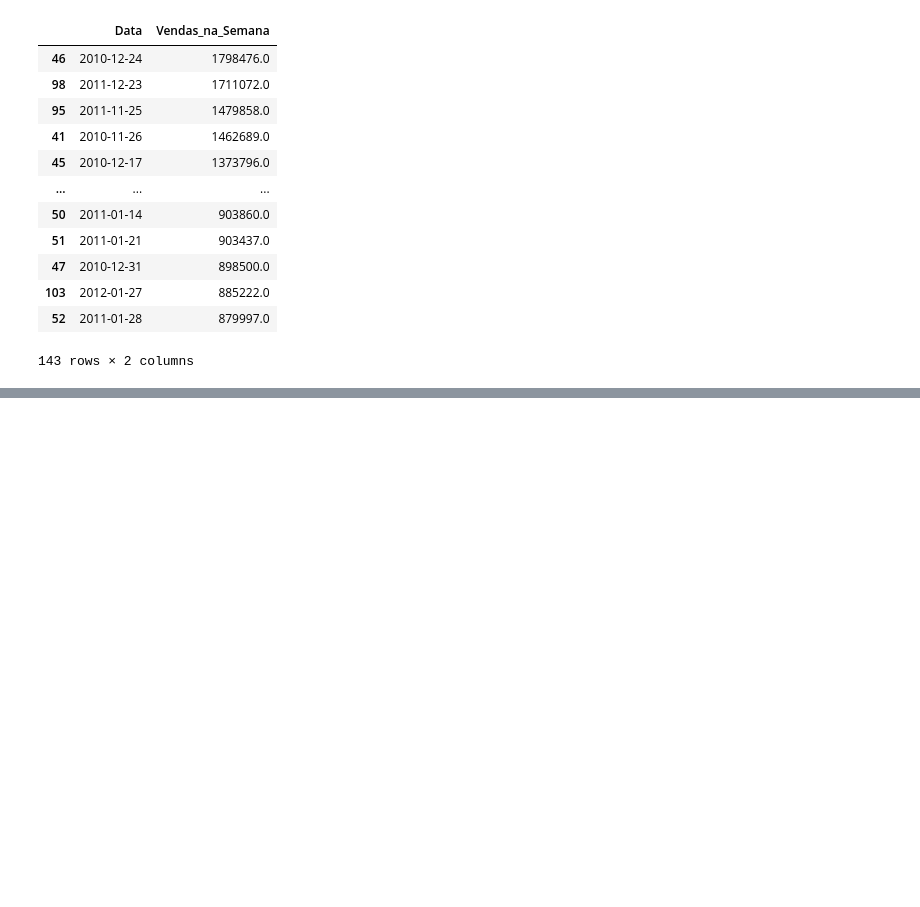
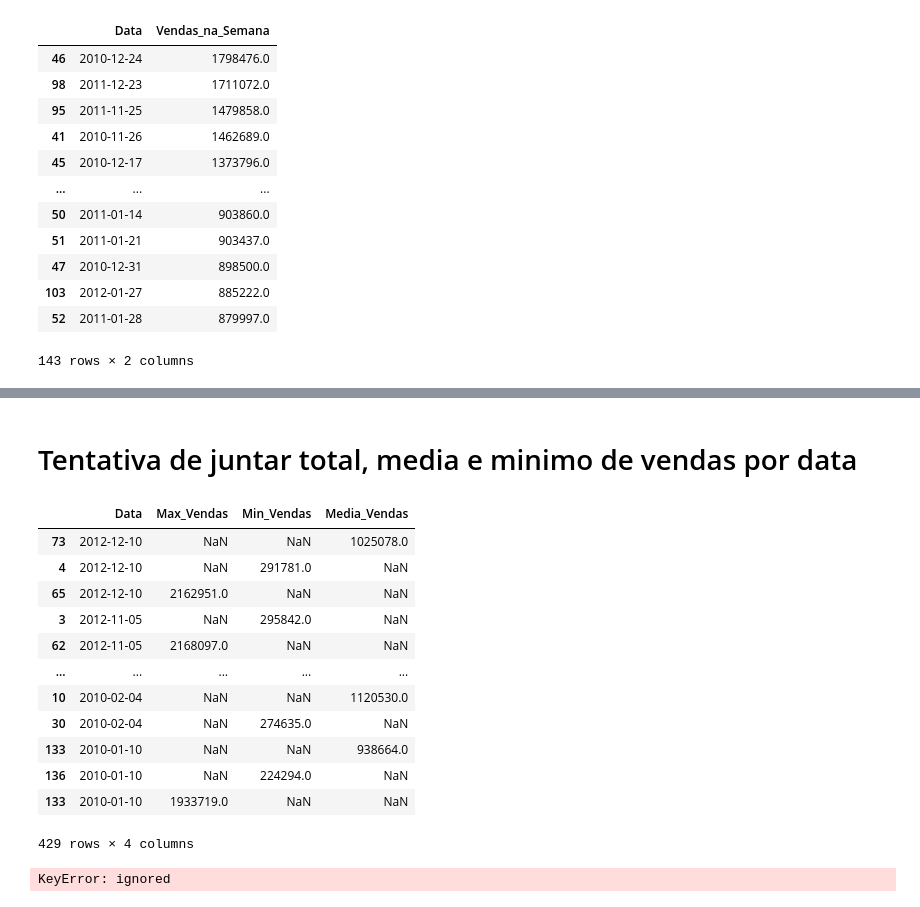
Before and after one commit to Rafaelfyh/MiniProjetoDNC, a Jupyter notebook: Projeto_DBC_Slot4.ipynb, the cells around one changed output, grey strips where cells are left out. Saved outputs shown, nothing was run; the diff lists cells and outputs as text; code cells hidden in the pictures; blank space fills up the shorter version.

```diff
--- a/Projeto_DBC_Slot4.ipynb
+++ b/Projeto_DBC_Slot4.ipynb
@@ -353,0 +538,66 @@ media_vendas
+# %% [markdown]
+# Tentativa de juntar total, media e minimo de vendas por data
+# %%
+# Total de vendas por data
+max_vendas_por_data = df.groupby('Data',as_index=False)['Vendas_na_Semana'].max()
+max_vendas_por_data = max_vendas_por_data.round()
+max_vendas_por_data = max_vendas_por_data.sort_values(by='Vendas_na_Semana',ascending=False)
+
+# Total de vendas por data
+min_vendas_por_data = df.groupby('Data',as_index=False)['Vendas_na_Semana'].min()
+min_vendas_por_data = min_vendas_por_data.round()
+min_vendas_por_data = min_vendas_por_data.sort_values(by='Vendas_na_Semana',ascending=False)
+
+# Total de vendas por data
+media_vendas_por_data = df.groupby('Data',as_index=False)['Vendas_na_Semana'].mean()
+media_vendas_por_data = media_vendas_por_data.round()
+media_vendas_por_data = media_vendas_por_data.sort_values(by='Vendas_na_Semana',ascending=False)
+
+
+# Renoemar coluna para ficar de acordo com agrupamento
+max_vendas_por_data.rename(columns = {
+    'Vendas_na_Semana':'Max_Vendas',
+    }, inplace = True)
+
+# Renoemar coluna para ficar de acordo com agrupamento
+min_vendas_por_data.rename(columns = {
+    'Vendas_na_Semana':'Min_Vendas',
+    }, inplace = True)
+
+# Renoemar coluna para ficar de acordo com agrupamento
+media_vendas_por_data.rename(columns = {
+    'Vendas_na_Semana':'Media_Vendas',
+    }, inplace = True)
+
+max_vendas_por_data.reset_index(drop=True, inplace=True)
+min_vendas_por_data.reset_index(drop=True, inplace=True)
+media_vendas_por_data.reset_index(drop=True, inplace=True)
+
+
+comparacao_por_data = [max_vendas_por_data, min_vendas_por_data, media_vendas_por_data]
+comparacao_por_data = pd.concat(comparacao_por_data)
+comparacao_por_data = comparacao_por_data [['Data', 'Max_Vendas', 'Min_Vendas', 'Media_Vendas']]
+#comparacao_por_data = comparacao_por_data.groupby('Data',as_index=False)
+comparacao_por_data = comparacao_por_data.sort_values(by='Data', ascending=False)
+
+
+
+comparacao_por_data
+# %% [output]
+|  | Data | Max_Vendas | Min_Vendas | Media_Vendas |
+| 73 | 2012-12-10 | NaN | NaN | 1025078.0 |
+| 4 | 2012-12-10 | NaN | 291781.0 | NaN |
+| 65 | 2012-12-10 | 2162951.0 | NaN | NaN |
+| 3 | 2012-11-05 | NaN | 295842.0 | NaN |
+| 62 | 2012-11-05 | 2168097.0 | NaN | NaN |
+| ... | ... | ... | ... | ... |
+| 10 | 2010-02-04 | NaN | NaN | 1120530.0 |
+| 30 | 2010-02-04 | NaN | 274635.0 | NaN |
+| 133 | 2010-01-10 | NaN | NaN | 938664.0 |
+| 136 | 2010-01-10 | NaN | 224294.0 | NaN |
+| 133 | 2010-01-10 | 1933719.0 | NaN | NaN |
+429 rows × 4 columns
+# %%
+sn.barplot(x = comparacao_por_data['Data'], y = comparacao_geral_vs_loja_20['Max_Vendas'])
+# %% [output]
+KeyError: ignored
```
Also changed, not shown: parts of 70 cells of this notebook.
